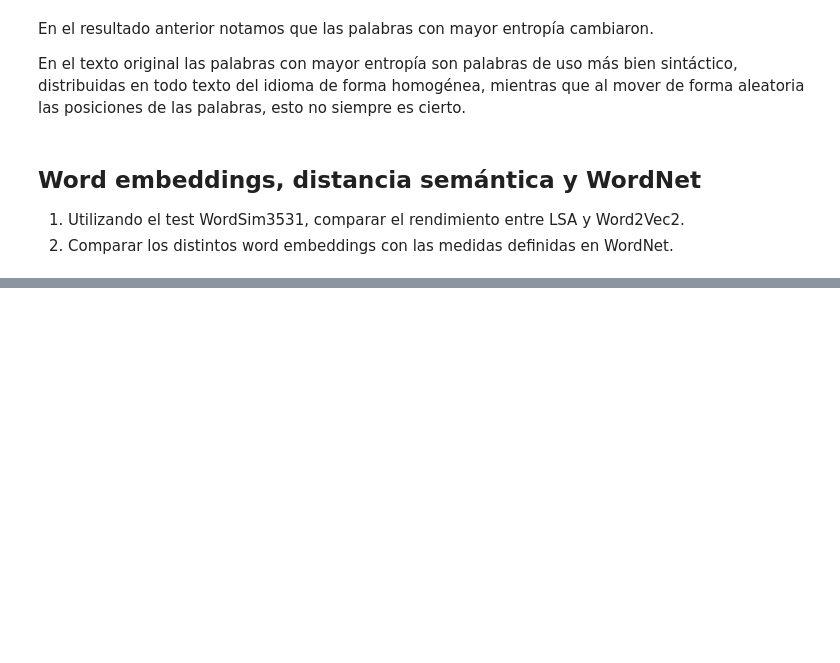
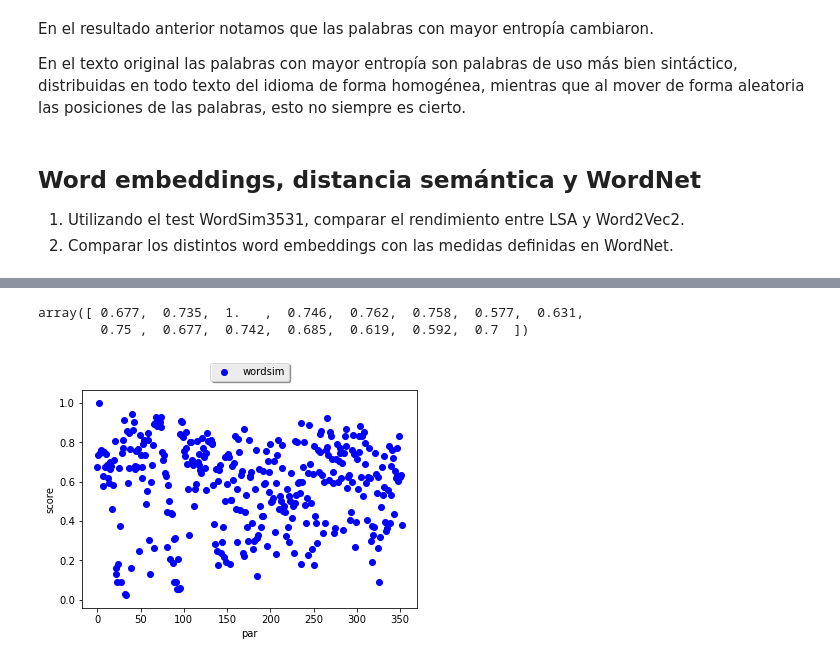
Before and after one commit to barbeiton/tpscd, a Jupyter notebook: tp6/tp6.ipynb, the cells around one changed output, grey strips where cells are left out. Saved outputs shown, nothing was run; the diff lists cells and outputs as text; code cells hidden in the pictures; blank space fills up the shorter version.

Commit message:
Entrega.

```diff
--- a/tp6/tp6.ipynb
+++ b/tp6/tp6.ipynb
@@ -452,0 +460,10 @@ En el texto original las palabras con mayor entropía son palabras de uso más b
+# %%
+#Obtenemos las palabras de wordsim con su score
+df1 = pd.read_csv('combined.csv')
+#pares de palabras
+palabras = df1.loc[:,['Word 1', 'Word 2']].values
+#indice
+wn = list(range(0, len(palabras)))
+
+#primeras 15
+df1[:15]
@@ -452,0 +490,18 @@ En el texto original las palabras con mayor entropía son palabras de uso más b
+# %%
+#valores entre 1 y 0
+wx1 = np.concatenate(list(map(lambda n: n/10, df1.loc[:,['Human (mean)']].values)))
+wx1[:15]
+# %% [output]
+array([ 0.677,  0.735,  1.   ,  0.746,  0.762,  0.758,  0.577,  0.631,
+        0.75 ,  0.677,  0.742,  0.685,  0.619,  0.592,  0.7  ])
+# %%
+plt.figure()
+plt.scatter(wn, wx1, label = "wordsim", color='b')
+plt.legend(loc='upper center', bbox_to_anchor=(0.5, 1.15),fancybox=True, shadow=True, ncol=6)
+plt.xlabel('par')
+plt.ylabel('score')
+
+plt.show()
+plt.close()
+# %% [output]
+[figure, added]
```
Also changed, not shown: parts of 35 cells of this notebook.
